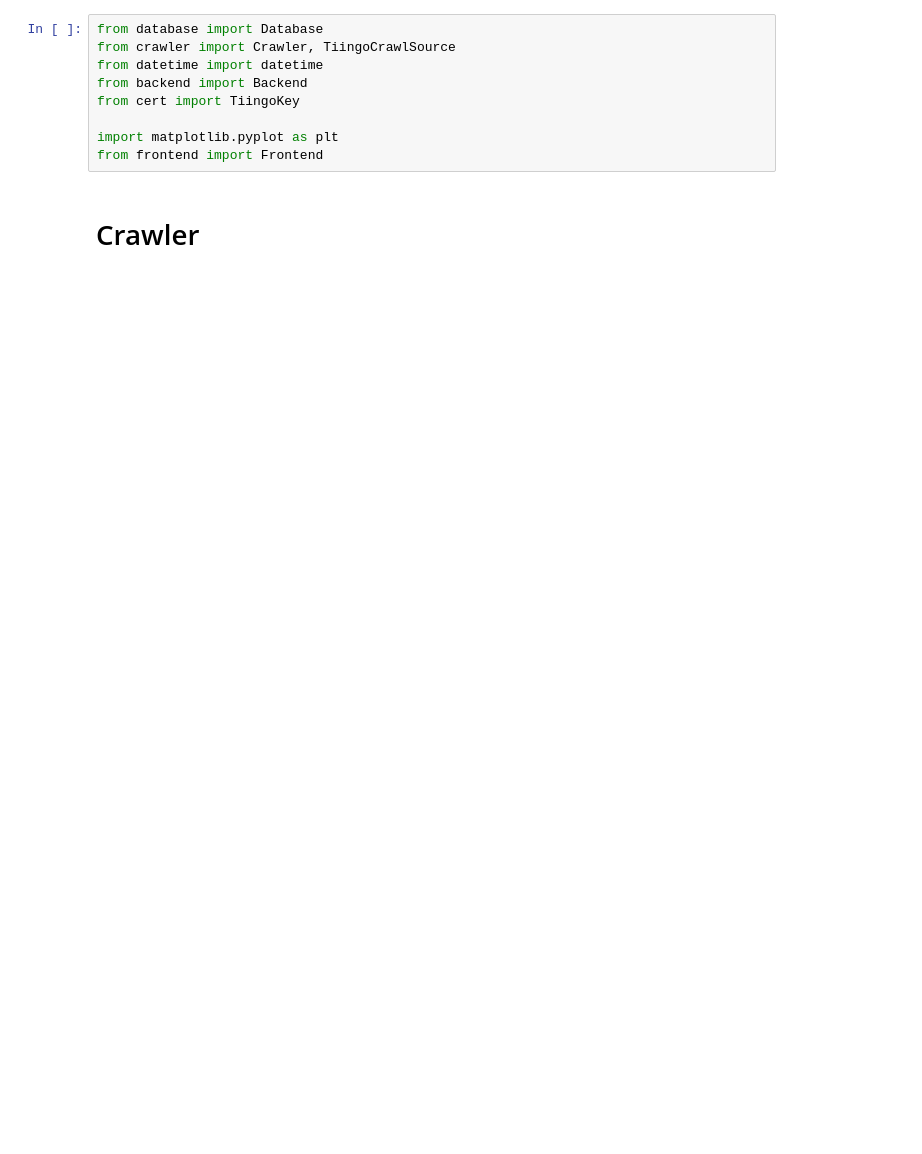
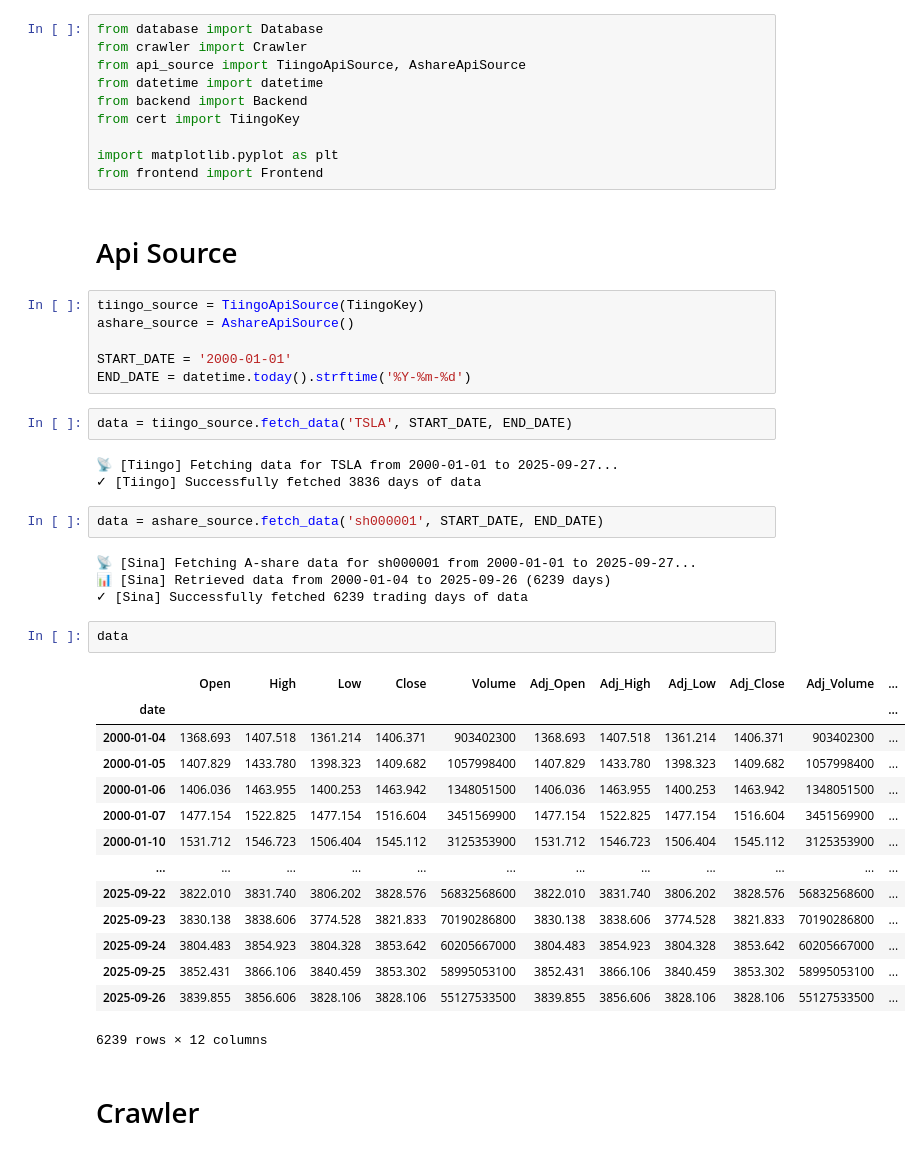
Before and after one commit to farrellsc/StockAnalysis, a Jupyter notebook: playground.ipynb, the cells around one changed output. Cells and saved outputs as stored; diff of their text form; blank space fills up the shorter version.

```diff
--- a/playground.ipynb
+++ b/playground.ipynb
@@ -5,12 +8,49 @@ from adata.stock import Stock
 # %%
 from database import Database
-from crawler import Crawler, TiingoCrawlSource
+from crawler import Crawler
+from api_source import TiingoApiSource, AshareApiSource
 from datetime import datetime
 from backend import Backend
 from cert import TiingoKey
 
 import matplotlib.pyplot as plt
 from frontend import Frontend
+# %% [markdown]
+# Api Source
+# %%
+tiingo_source = TiingoApiSource(TiingoKey)
+ashare_source = AshareApiSource()
+
+START_DATE = '2000-01-01'
+END_DATE = datetime.today().strftime('%Y-%m-%d')
+# %%
+data = tiingo_source.fetch_data('TSLA', START_DATE, END_DATE)
+# %% [output]
+📡 [Tiingo] Fetching data for TSLA from 2000-01-01 to 2025-09-27...
+✓ [Tiingo] Successfully fetched 3836 days of data
+# %%
+data = ashare_source.fetch_data('sh000001', START_DATE, END_DATE)
+# %% [output]
+📡 [Sina] Fetching A-share data for sh000001 from 2000-01-01 to 2025-09-27...
+📊 [Sina] Retrieved data from 2000-01-04 to 2025-09-26 (6239 days)
+✓ [Sina] Successfully fetched 6239 trading days of data
+# %%
+data
+# %% [output]
+|  | Open | High | Low | Close | Volume | Adj_Open | Adj_High | Adj_Low | Adj_Close | Adj_Volume | ... |
+| date |  |  |  |  |  |  |  |  |  |  | ... |
+| 2000-01-04 | 1368.693 | 1407.518 | 1361.214 | 1406.371 | 903402300 | 1368.693 | 1407.518 | 1361.214 | 1406.371 | 903402300 | ... |
+| 2000-01-05 | 1407.829 | 1433.780 | 1398.323 | 1409.682 | 1057998400 | 1407.829 | 1433.780 | 1398.323 | 1409.682 | 1057998400 | ... |
+| 2000-01-06 | 1406.036 | 1463.955 | 1400.253 | 1463.942 | 1348051500 | 1406.036 | 1463.955 | 1400.253 | 1463.942 | 1348051500 | ... |
+| 2000-01-07 | 1477.154 | 1522.825 | 1477.154 | 1516.604 | 3451569900 | 1477.154 | 1522.825 | 1477.154 | 1516.604 | 3451569900 | ... |
+| 2000-01-10 | 1531.712 | 1546.723 | 1506.404 | 1545.112 | 3125353900 | 1531.712 | 1546.723 | 1506.404 | 1545.112 | 3125353900 | ... |
+| ... | ... | ... | ... | ... | ... | ... | ... | ... | ... | ... | ... |
+| 2025-09-22 | 3822.010 | 3831.740 | 3806.202 | 3828.576 | 56832568600 | 3822.010 | 3831.740 | 3806.202 | 3828.576 | 56832568600 | ... |
+| 2025-09-23 | 3830.138 | 3838.606 | 3774.528 | 3821.833 | 70190286800 | 3830.138 | 3838.606 | 3774.528 | 3821.833 | 70190286800 | ... |
+| 2025-09-24 | 3804.483 | 3854.923 | 3804.328 | 3853.642 | 60205667000 | 3804.483 | 3854.923 | 3804.328 | 3853.642 | 60205667000 | ... |
+| 2025-09-25 | 3852.431 | 3866.106 | 3840.459 | 3853.302 | 58995053100 | 3852.431 | 3866.106 | 3840.459 | 3853.302 | 58995053100 | ... |
+| 2025-09-26 | 3839.855 | 3856.606 | 3828.106 | 3828.106 | 55127533500 | 3839.855 | 3856.606 | 3828.106 | 3828.106 | 55127533500 | ... |
+6239 rows × 12 columns
 # %% [markdown]
 # Crawler
 # %%
```
Also changed, not shown: parts of 7 cells of this notebook, 2 other files.
